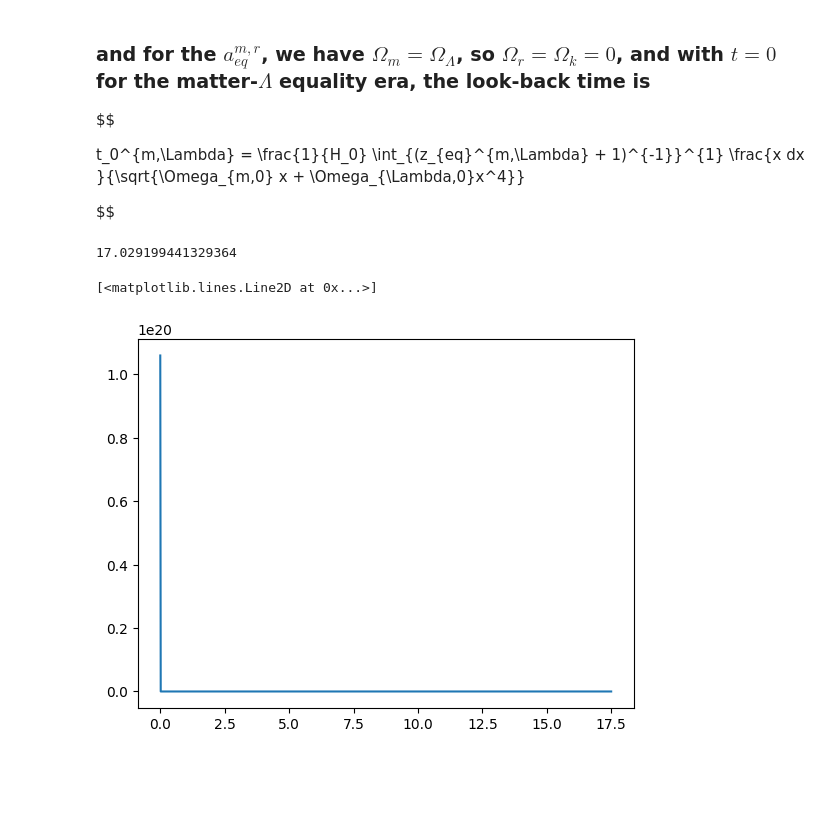
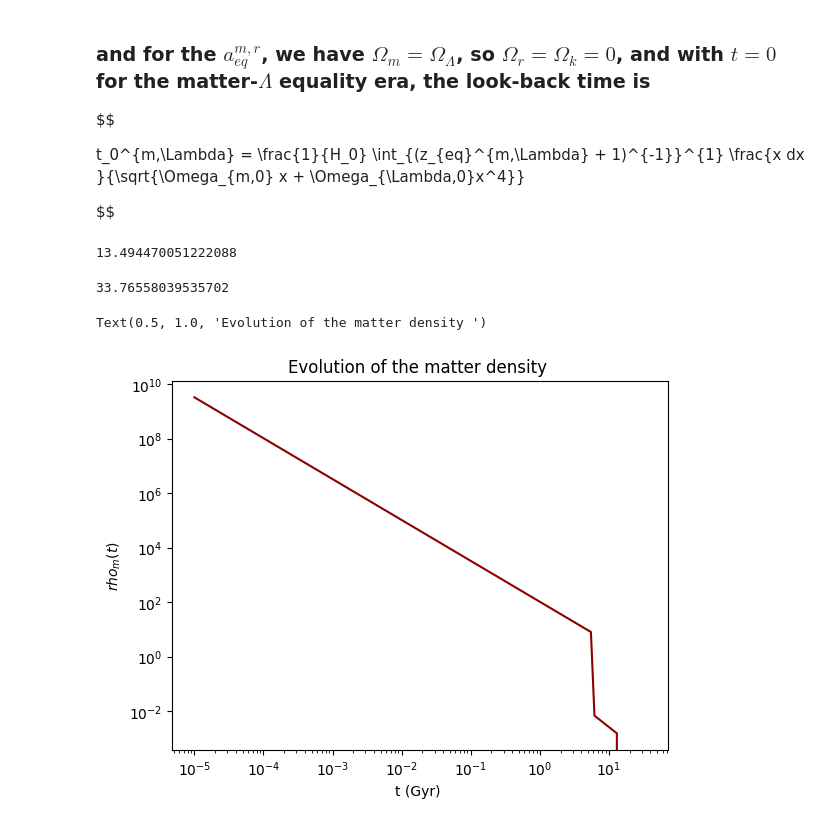
Before and after one commit to xlxnsxzpxtx/Metodos_cosmo, a Jupyter notebook: Practica_1/Practica_1.ipynb, the cells around one changed output. Drawn from its saved outputs; the diff is of its cells as text; code cells hidden in the pictures; blank space fills up the shorter version.

```diff
--- a/Practica_1/Practica_1.ipynb
+++ b/Practica_1/Practica_1.ipynb
@@ -243,8 +243,8 @@ def t_1(x):
     return t_11
 z1 = 1/(1+z_eq1)
 int1 = integrate.quad(t_1,z1,1)
-res1 = h*float(int1[0])
-res1
+t1 = h*float(int1[0])
+t1
 # %% [output]
 5.884601231079159
 # %% [markdown]
@@ -262,20 +262,37 @@ def t_2(x):
     return t_22
 
 z2 = 1/(1+z_eq2)
-int2 = integrate.quad(t_1,z2,1)
-res2 = h*float(int2[0])
-res2
+int2 = integrate.quad(t_2,z2,1)
+t2 = h*float(int2[0])
+t2
 # %% [output]
-17.029199441329364
+13.494470051222088
+# %%
+def t_tot(x):
+    t_tott = x/(H_0*(x*(O_m2)+(O_L2)*(x**4) + O_r ))
+    return t_tott
+
+z_t = 1000
+z_f = 1/(1+z_t)
+int_t = integrate.quad(t_tot,z_f,1)
+ti_tot = h * float(int_t[0])
+ti_tot
+# %% [output]
+33.76558039535702
 # %%
 def rho_m(t):
     rho_1 = ((O_m2*3*H_0**2)/(8*3.1415))*(2*H_0*t*(O_r)**half)**(-3/2)
-    rho_2 = ((O_m2*3*H_0**2)/(8*3.1415))*((2/3)*H_0*t*(O_m2)**half)**(2)
+    rho_2 = ((O_m2*3*H_0**2)/(8*3.1415))*((2/3)*H_0*t*(O_m2)**half)**(-2)
     rho_3 = ((O_m2*3*H_0**2)/(8*3.1415))*(np.exp(-3 * H_0 *t* (O_L2)**half))
-    return rho_1*(t<res1) + rho_2*((t<=res2)&(t>=res1)) + rho_3*(t>res2)
+    return rho_1*(t<t1) + rho_2*((t<=t2)&(t>=t1)) + rho_3*(t>t2)
-# %%
-t=np.linspace(0.000000000001,17.5,1000)
-mpl.plot(t,rho_m(t))
-# %% [output]
-[<matplotlib.lines.Line2D at 0x...>]
-[figure, removed]
+# %%
+t=np.linspace(0.00001,ti_tot)
+mpl.plot(t,rho_m(t),color='darkred')
+mpl.xscale('log')
+mpl.yscale('log')
+mpl.xlabel('t (Gyr) ')
+mpl.ylabel('$rho_m (t)$')
+mpl.title('Evolution of the matter density ')
+# %% [output]
+Text(0.5, 1.0, 'Evolution of the matter density ')
+[figure, added]
```
